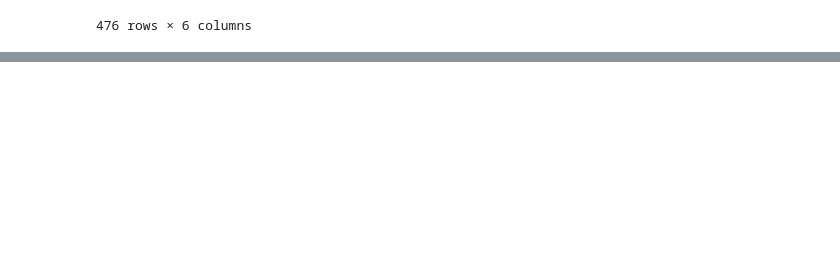
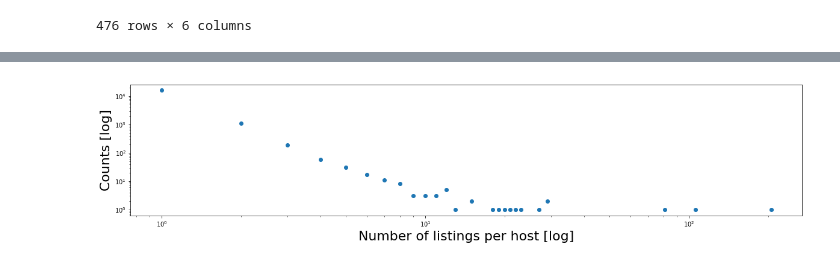
Before and after one commit to vonalven/airbnb_ada_project, a Jupyter notebook: FeaturesToolsClass.ipynb, the cells around one changed output, grey strips where cells are left out. Saved outputs shown, nothing was run; the diff lists cells and outputs as text; code cells hidden in the pictures; blank space fills up the shorter version.

Commit message:
Who is the boss among hosts? analysis

```diff
--- a/FeaturesToolsClass.ipynb
+++ b/FeaturesToolsClass.ipynb
@@ -694,0 +799,6 @@ plt.gcf().set_size_inches(20,20)
+# %%
+# nb_listings_by_host = df.groupby('host_id').size().sort_values(ascending = False)
+df['number_listings_by_host'] = df.groupby('host_id')['host_id'].transform('size')
+df = df.sort_values(by = 'number_listings', ascending = False)
+
+df_top = df.groupby('number_listings').agg(lambda x: x.tolist())
@@ -694,0 +813,16 @@ plt.gcf().set_size_inches(20,20)
+# %%
+top_hosts = df.groupby(['host_id', 'host_name']).size().sort_values(ascending = False)
+
+unique, nunique = np.unique(top_hosts.values, return_counts = True)
+
+plt.scatter(unique, nunique)
+fig = plt.gcf()
+fig.set_size_inches(20, 4)
+plt.xlabel('Number of listings per host [log]', size = 22)
+plt.ylabel('Counts [log]', size = 22)
+plt.tick_params(labelsize = 10)
+plt.yscale('log')
+plt.xscale('log')
+plt.show()
+# %% [output]
+[figure, added]
```
Also changed, not shown: parts of 8 cells of this notebook, 4 other files.
